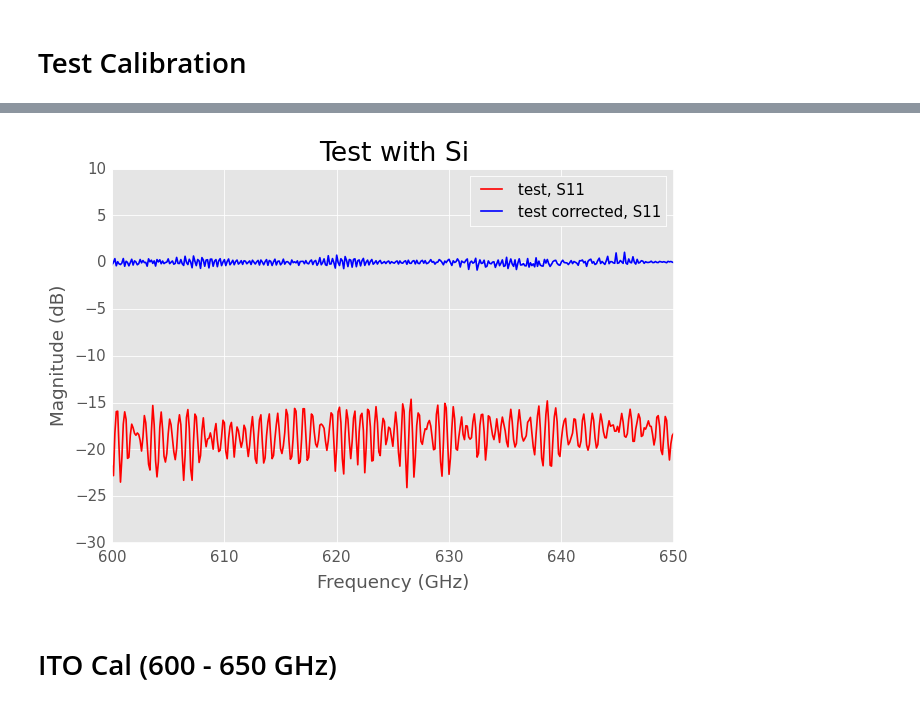
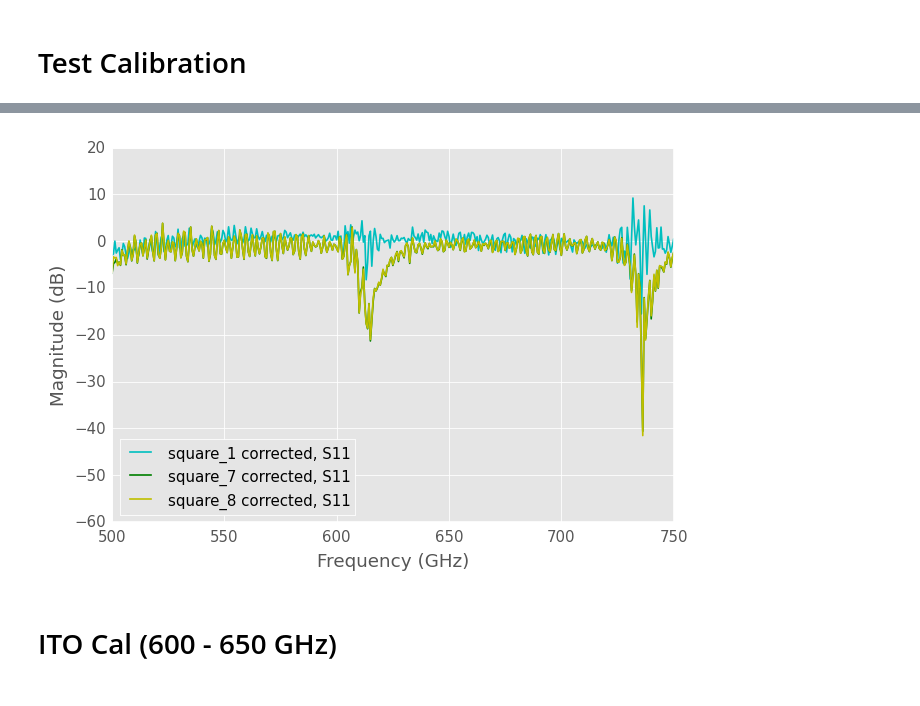
Before and after one commit to nds5yf/THzCAI, a Jupyter notebook: Research/Imaging Worksheets/Imaging/Imaging.ipynb, the cells around one changed output, grey strips where cells are left out. Saved outputs shown, nothing was run; the diff lists cells and outputs as text; code cells hidden in the pictures.

```diff
--- a/Research/Imaging Worksheets/Imaging/Imaging.ipynb
+++ b/Research/Imaging Worksheets/Imaging/Imaging.ipynb
@@ -17,9 +32,3 @@ key.zva.write_data('test')
 test = rf.Network('test.s1p')
 test_caled = test_cal.apply_cal(test)
 test_caled.name = test.name + ' corrected'
-# %%
-test.plot_s_db(color = 'r', title = 'Test with Si')
-test_caled.plot_s_db(color = 'b')
-rf.stylely()
-# %% [output]
-[figure, removed]
@@ -25,0 +61,4 @@ rf.stylely()
+# %%
+sq_5 = rf.Network('square_5.s1p')
+sq_5_caled = test_cal.apply_cal(sq_5)
+sq_5_caled.name = sq_5.name + ' corrected'
@@ -25,0 +67,4 @@ rf.stylely()
+# %%
+sq_6 = rf.Network('square_6.s1p')
+sq_6_caled = test_cal.apply_cal(sq_6)
+sq_6_caled.name = sq_6.name + ' corrected'
@@ -25,0 +73,4 @@ rf.stylely()
+# %%
+sq_7 = rf.Network('square_7.s1p')
+sq_7_caled = test_cal.apply_cal(sq_7)
+sq_7_caled.name = sq_7.name + ' corrected'
@@ -25,0 +79,4 @@ rf.stylely()
+# %%
+sq_8 = rf.Network('square_8.s1p')
+sq_8_caled = test_cal.apply_cal(sq_8)
+sq_8_caled.name = sq_8.name + ' corrected'
@@ -26,3 +95,18 @@ rf.stylely()
+# %%
+#test.plot_s_db(color = 'r', title = 'Test with Si')
+#test_caled.plot_s_db(color = 'b')
+sq_1_caled.plot_s_db(color = 'c')
+#sq_2_caled.plot_s_db(color = 'b')
+#sq_3_caled.plot_s_db(color = 'y')
+#sq_4_caled.plot_s_db(color = 'r')
+#sq_5_caled.plot_s_db(color = 'c')
+#sq_6_caled.plot_s_db(color = 'm')
+sq_7_caled.plot_s_db(color = 'g')
+sq_8_caled.plot_s_db(color = 'y')
+#no_sq_caled.plot_s_db(color = 'r')
+#black_caled.plot_s_db(color = 'k')
+# %% [output]
+[figure, added]
 # %% [markdown]
 # ITO Cal (600 - 650 GHz)
 # %%
```
Also changed, not shown: parts of 32 cells of this notebook, 25 other files.
